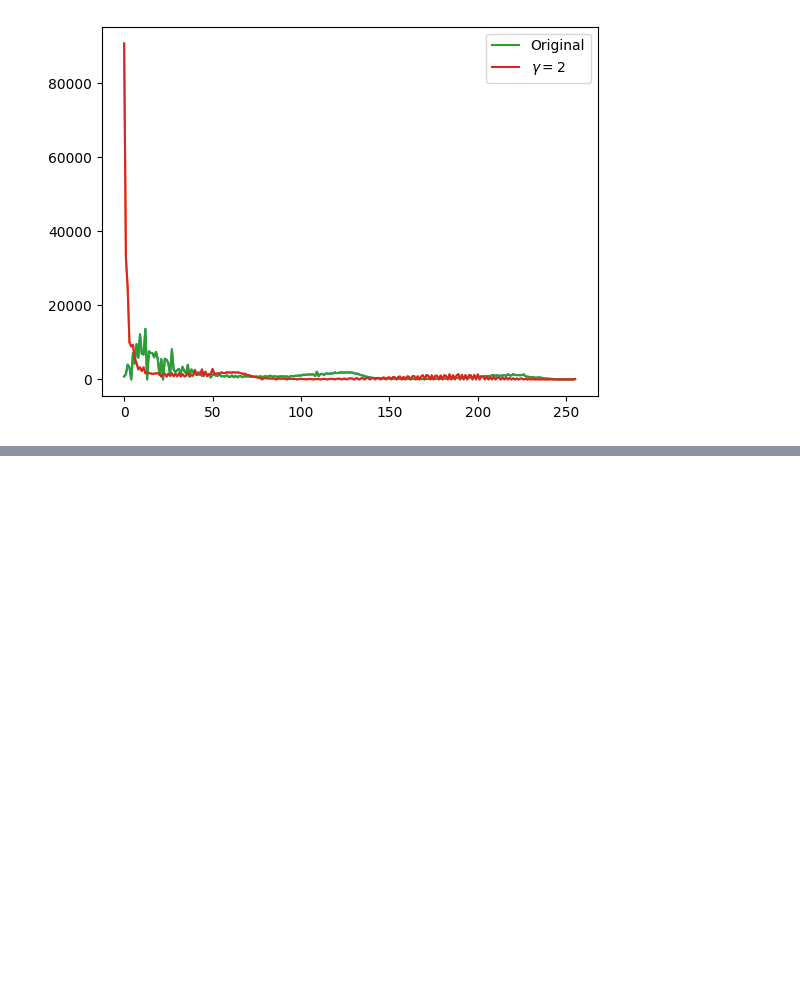
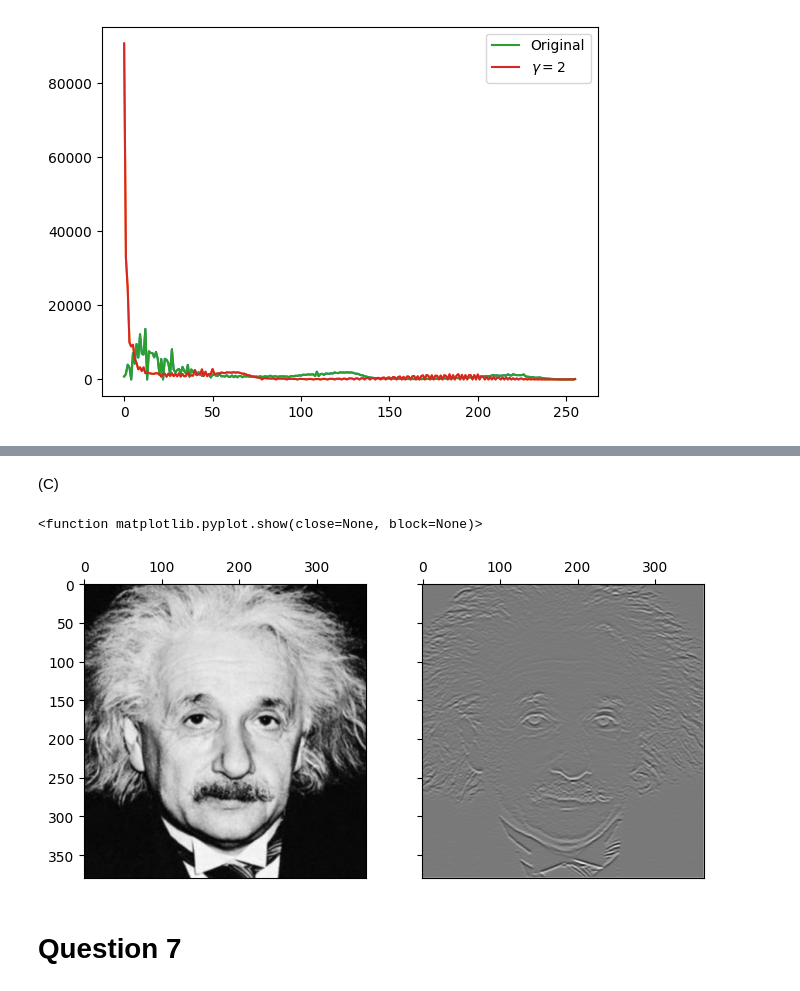
Before and after one commit to dila-janath/EN5204_Assignment_1, a Jupyter notebook: assignment1.ipynb, the cells around one changed output, grey strips where cells are left out. Drawn from its saved outputs; the diff is of its cells as text; code cells hidden in the pictures; blank space fills up the shorter version.

```diff
--- a/assignment1.ipynb
+++ b/assignment1.ipynb
@@ -196,0 +320,32 @@ plt.legend()
+# %% [markdown]
+(C)
+# %%
+import cv2 as cv
+import numpy as np
+import matplotlib.pyplot as plt
+
+im = cv.imread('einstein.png', cv.IMREAD_GRAYSCALE)
+assert im is not None
+
+gradx = cv.normalize(im.astype('float'), None, 0.0 , 1.0, cv.NORM_MINMAX)
+
+sobel_v = np.array([[-1, -2, -1], [0, 0, 0], [1,2,1]])
+h,w = im.shape
+
+k_hh,k_hw = sobel_v.shape[0]//2, sobel_v.shape[1]//2
+grad_x_a = np.ones(im.shape, np.float32)
+for m in range(k_hh , h -k_hh):
+    for n in range(k_hw , w - k_hw):
+        grad_x_a[m,n] = np.dot(grad_x[m-k_hh : m + k_hh + 1, n - k_hw : n + k_hw + 1].flatten(), sobel_v.flatten())
+fig,ax = plt.subplots(1,2, sharex = 'all', sharey = 'all', figsize=(8,16))
+ax[0].imshow(im, cmap='gray')
+ax[0].xaxis.tick_top()
+ax[1].imshow(grad_x_a, cmap='gray')
+ax[1].xaxis.tick_top()
+
+plt.show
+# %% [output]
+<function matplotlib.pyplot.show(close=None, block=None)>
+[figure, added]
+# %% [markdown]
+# Question 7
```
Also changed, not shown: parts of 15 cells of this notebook, 13 other files.
